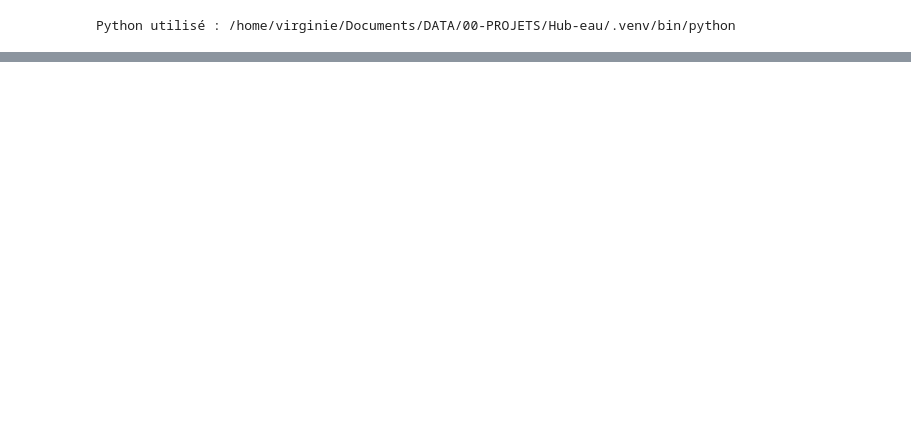
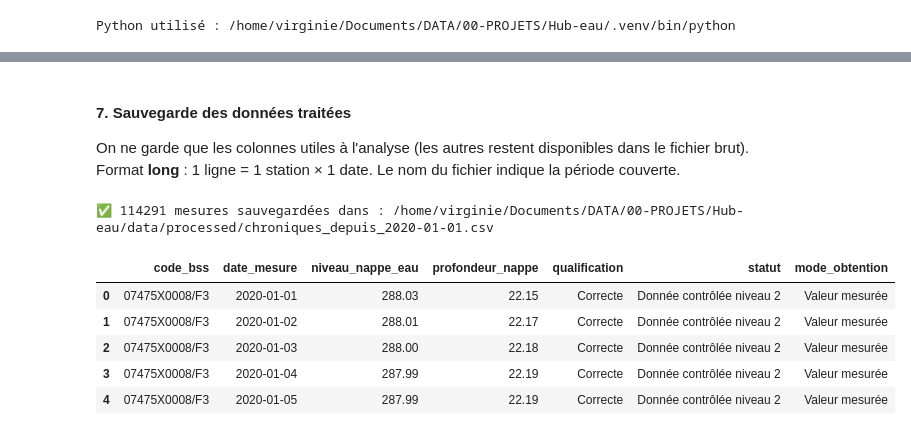
Before and after one commit to vir-giny/Hub-eau_piezometrie, a Jupyter notebook: notebooks/02_chroniques.ipynb, the cells around one changed output, grey strips where cells are left out. Saved outputs shown, nothing was run; the diff lists cells and outputs as text; code cells hidden in the pictures; blank space fills up the shorter version.

Commit message:
Notebook 02_chroniques : récupération des niveaux de nappe par station

```diff
--- a/notebooks/02_chroniques.ipynb
+++ b/notebooks/02_chroniques.ipynb
@@ -337,0 +234,12 @@ Nombre de stations : 176
+# %%
+# 4c. Relance des stations en échec (une seule fois, délai d'attente triplé)
+
+if erreurs:
+    a_relancer = [e["code_bss"] for e in erreurs]
+    print(f"Nouvelle tentative pour {len(a_relancer)} station(s)\n")
+    mesures_relance, erreurs = recuperer_chroniques(a_relancer, timeout_s=TIMEOUT_S * 3)
+    chroniques.extend(mesures_relance)
+
+print(f"\n✅ Total : {len(chroniques)} mesures")
+print(f"⚠️ {len(erreurs)} station(s) toujours en échec")
+erreurs     # liste vide = tout s'est bien passé
@@ -337,0 +263,8 @@ Nombre de stations : 176
+# %%
+# 5a. Création du DataFrame et conversion des types
+
+df_chroniques = pd.DataFrame(chroniques)
+df_chroniques["date_mesure"] = pd.to_datetime(df_chroniques["date_mesure"])
+
+print("Dimensions (lignes, colonnes) :", df_chroniques.shape)
+df_chroniques.info()
@@ -337,0 +430,35 @@ Nombre de stations : 176
+# %% [markdown]
+#### 7. Sauvegarde des données traitées
+
+On ne garde que les colonnes utiles à l'analyse (les autres restent disponibles dans le fichier brut).
+Format **long** : 1 ligne = 1 station × 1 date. Le nom du fichier indique la période couverte.
+# %%
+# 7. Sauvegarde des données traitées (data/processed/)
+
+COLONNES_UTILES = [
+    "code_bss",            # identifiant de la station (clé de jointure avec les stations)
+    "date_mesure",
+    "niveau_nappe_eau",    # altitude de la surface de l'eau (m NGF)
+    "profondeur_nappe",    # profondeur de l'eau sous le sol (m)
+    "qualification",       # fiabilité de la mesure
+    "statut",              # niveau de contrôle de la donnée
+    "mode_obtention",
+]
+
+df_chroniques_propre = (df_chroniques[COLONNES_UTILES]
+                        .sort_values(["code_bss", "date_mesure"])
+                        .reset_index(drop=True))
+
+fichier_traite = DATA_PROCESSED / f"chroniques_depuis_{DATE_DEBUT_CHRONIQUES}.csv"
+df_chroniques_propre.to_csv(fichier_traite, index=False)
+
+print(f"✅ {len(df_chroniques_propre)} mesures sauvegardées dans : {fichier_traite}")
+df_chroniques_propre.head()
+# %% [output]
+✅ 114291 mesures sauvegardées dans : /home/virginie/Documents/DATA/00-PROJETS/Hub-eau/data/processed/chroniques_depuis_2020-01-01.csv
+|  | code_bss | date_mesure | niveau_nappe_eau | profondeur_nappe | qualification | statut | mode_obtention |
+| 0 | 07475X0008/F3 | 2020-01-01 | 288.03 | 22.15 | Correcte | Donnée contrôlée niveau 2 | Valeur mesurée |
+| 1 | 07475X0008/F3 | 2020-01-02 | 288.01 | 22.17 | Correcte | Donnée contrôlée niveau 2 | Valeur mesurée |
+| 2 | 07475X0008/F3 | 2020-01-03 | 288.00 | 22.18 | Correcte | Donnée contrôlée niveau 2 | Valeur mesurée |
+| 3 | 07475X0008/F3 | 2020-01-04 | 287.99 | 22.19 | Correcte | Donnée contrôlée niveau 2 | Valeur mesurée |
+| 4 | 07475X0008/F3 | 2020-01-05 | 287.99 | 22.19 | Correcte | Donnée contrôlée niveau 2 | Valeur mesurée |
```
Also changed, not shown: parts of 38 cells of this notebook, 1 other file.
